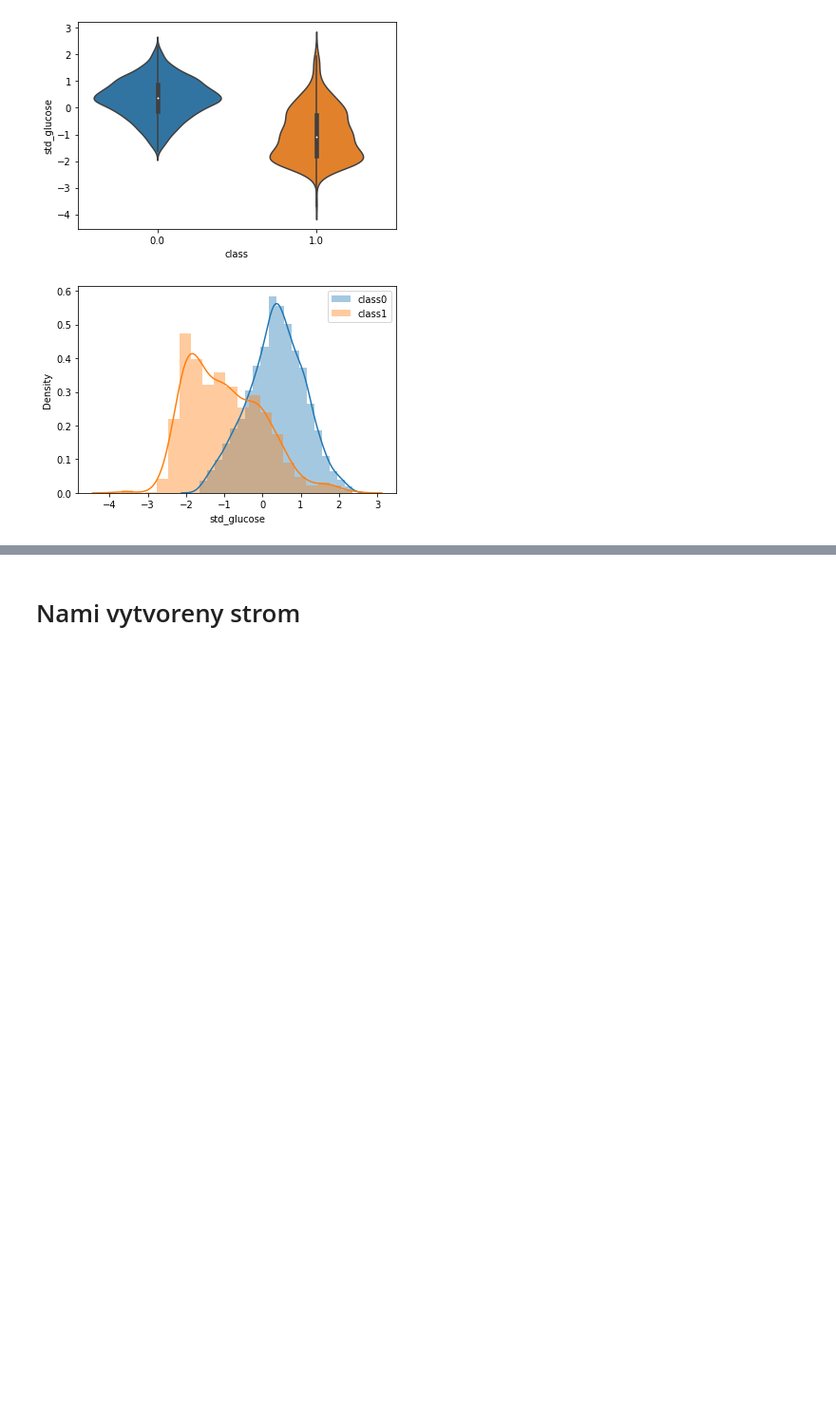
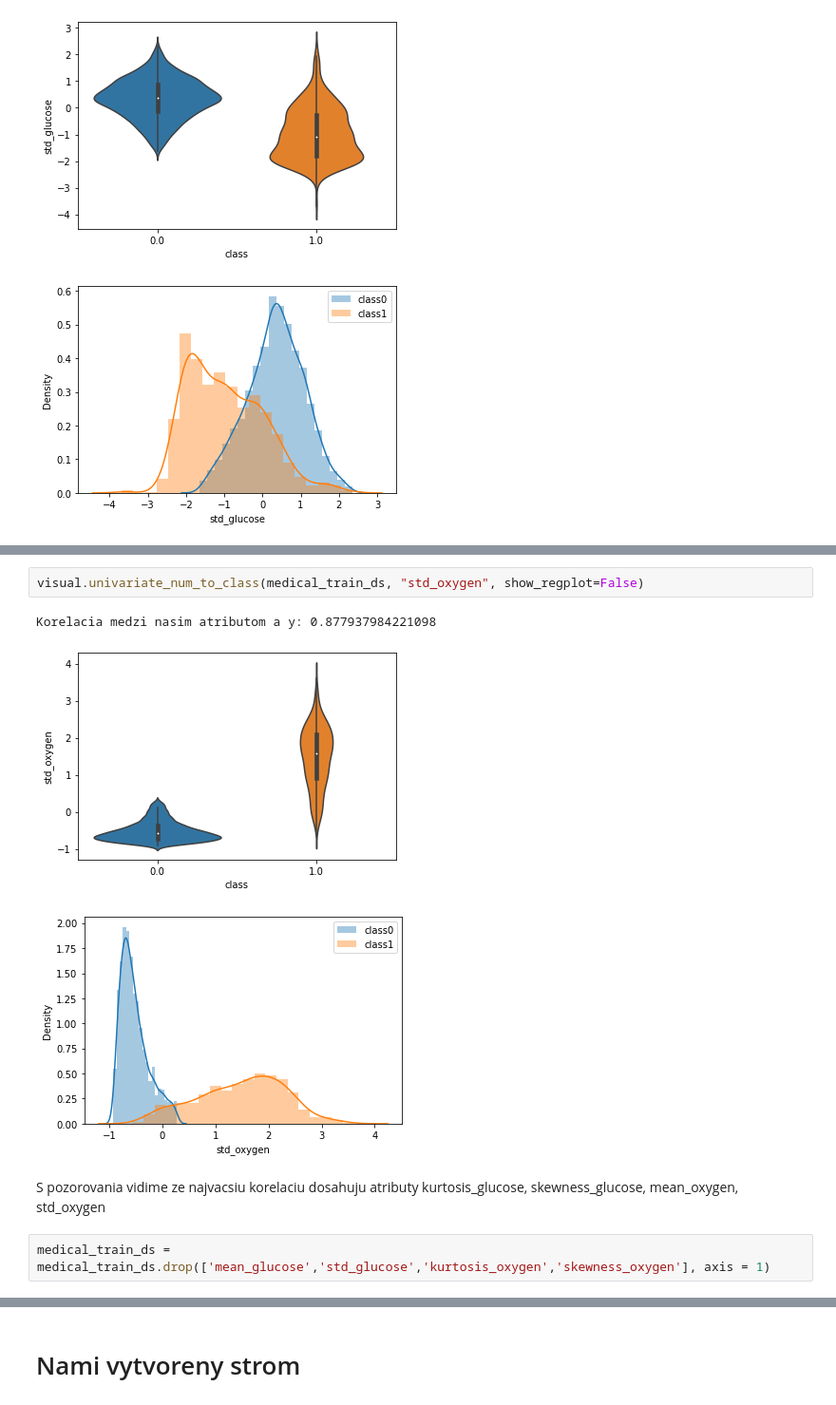
Before and after one commit to MakoHnat/IAU, a Jupyter notebook: 3 cast zadania.ipynb, the cells around one changed output, grey strips where cells are left out. Shown at 95% size. Drawn from its saved outputs; the diff is of its cells as text; blank space fills up the shorter version.

```diff
--- a/3 cast zadania.ipynb
+++ b/3 cast zadania.ipynb
@@ -169,0 +180,10 @@ Korelacia medzi nasim atributom a y: -0.5792708486920812
+# %%
+visual.univariate_num_to_class(medical_train_ds, "std_oxygen", show_regplot=False)
+# %% [output]
+Korelacia medzi nasim atributom a y: 0.877937984221098
+[figure, added]
+[figure, added]
+# %% [markdown]
+S pozorovania vidime ze najvacsiu korelaciu dosahuju atributy kurtosis_glucose, skewness_glucose, mean_oxygen, std_oxygen
+# %%
+medical_train_ds = medical_train_ds.drop(['mean_glucose','std_glucose','kurtosis_oxygen','skewness_oxygen'], axis = 1)
```
Also changed, not shown: parts of 17 cells of this notebook.
